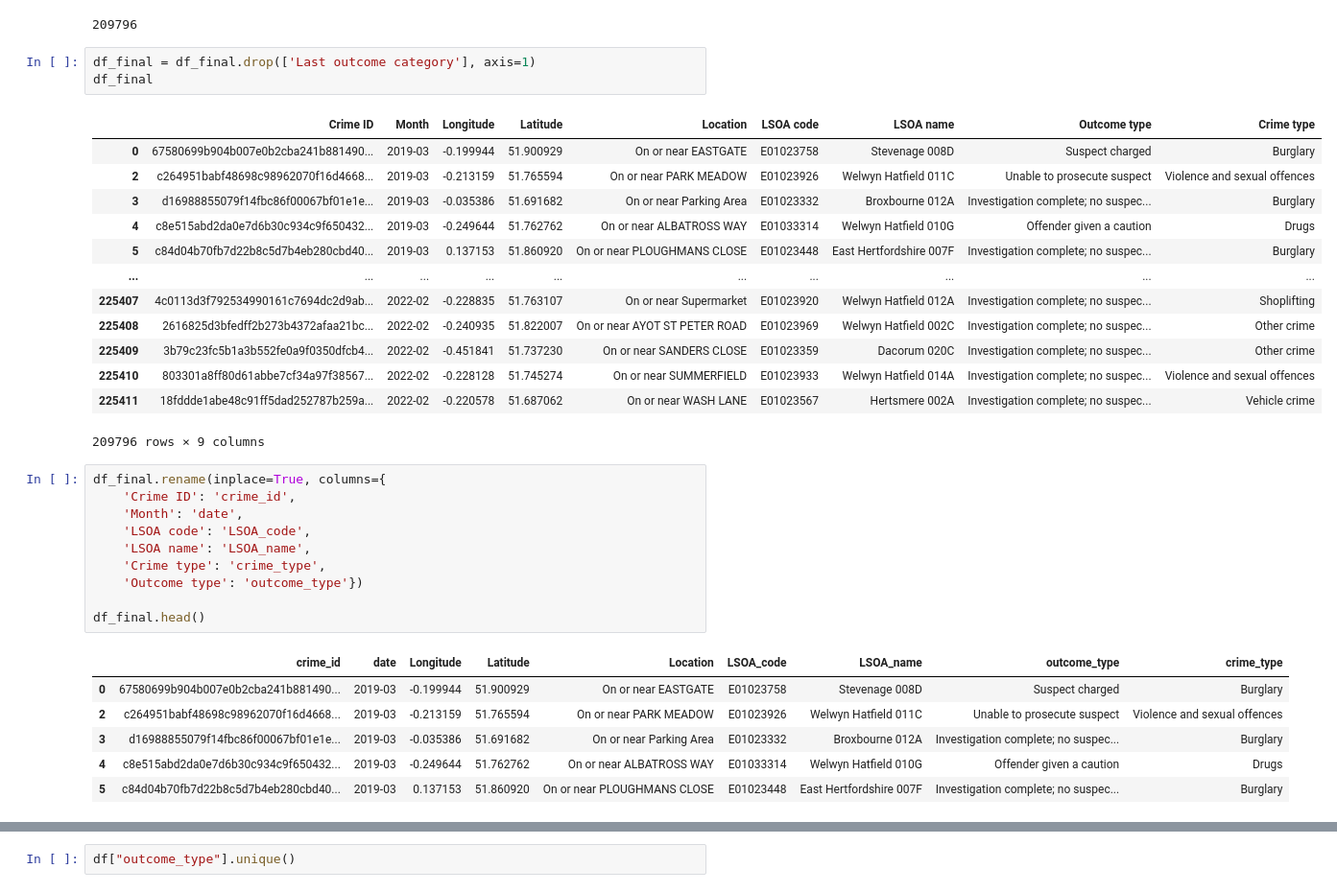
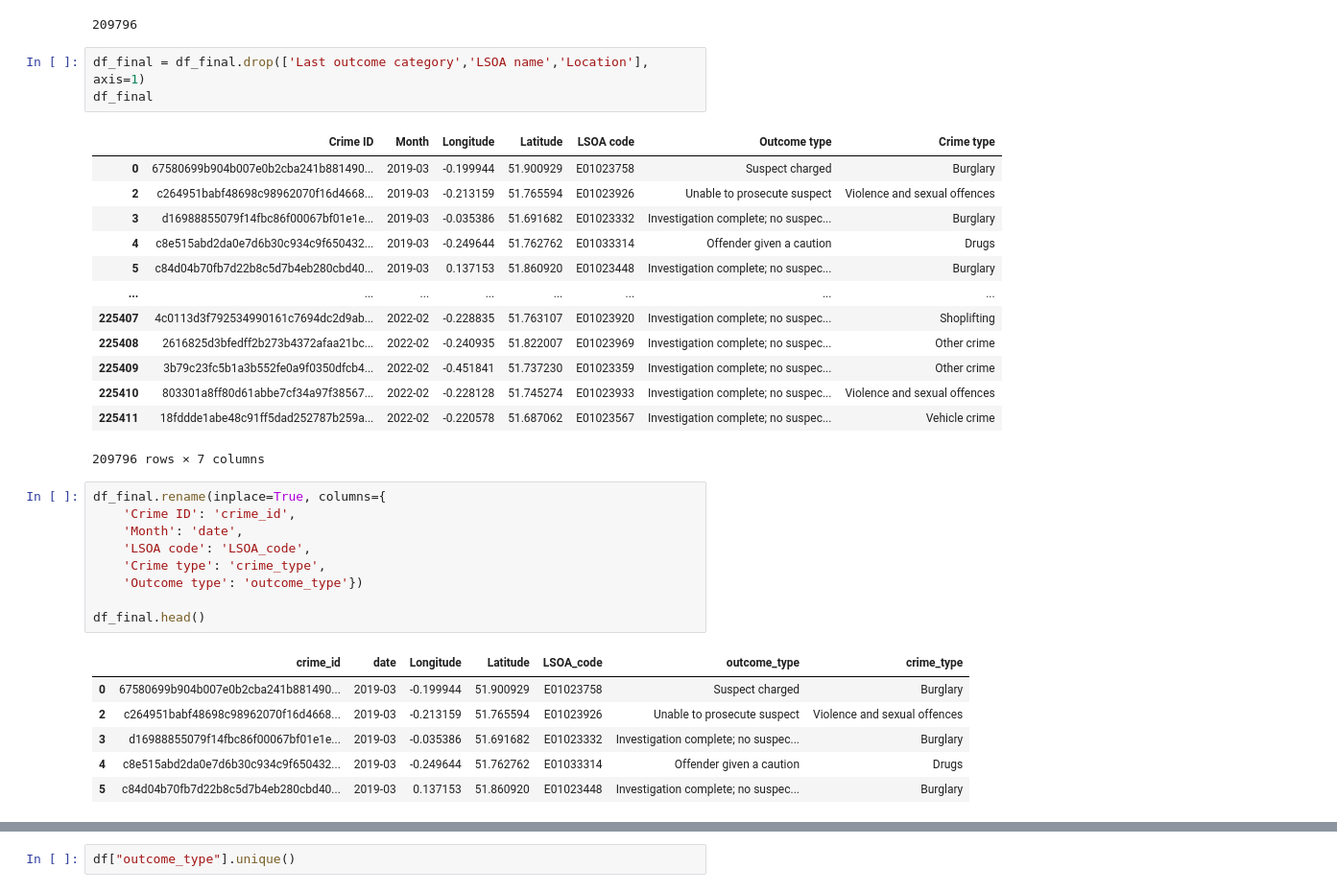
Before and after one commit to saquibmohiuddin/Hertfordshire-Constabulary, a Jupyter notebook: codes/three_years_de-1-hot.ipynb, the cells around one changed output, grey strips where cells are left out. Shown at 96% size. Saved outputs shown, nothing was run; the diff lists cells and outputs as text.

```diff
--- a/codes/three_years_de-1-hot.ipynb
+++ b/codes/three_years_de-1-hot.ipynb
@@ -148,39 +148,38 @@ len(df_final["Crime ID"].unique())
 # %% [output]
 209796
 # %%
-df_final = df_final.drop(['Last outcome category'], axis=1)
+df_final = df_final.drop(['Last outcome category','LSOA name','Location'], axis=1)
 df_final
 # %% [output]
-|  | Crime ID | Month | Longitude | Latitude | Location | LSOA code | LSOA name | Outcome type | Crime type |
-| 0 | 67580699b904b007e0b2cba241b881490... | 2019-03 | -0.199944 | 51.900929 | On or near EASTGATE | E01023758 | Stevenage 008D | Suspect charged | Burglary |
-| 2 | c264951babf48698c98962070f16d4668... | 2019-03 | -0.213159 | 51.765594 | On or near PARK MEADOW | E01023926 | Welwyn Hatfield 011C | Unable to prosecute suspect | Violence and sexual offences |
-| 3 | d16988855079f14fbc86f00067bf01e1e... | 2019-03 | -0.035386 | 51.691682 | On or near Parking Area | E01023332 | Broxbourne 012A | Investigation complete; no suspec... | Burglary |
-| 4 | c8e515abd2da0e7d6b30c934c9f650432... | 2019-03 | -0.249644 | 51.762762 | On or near ALBATROSS WAY | E01033314 | Welwyn Hatfield 010G | Offender given a caution | Drugs |
-| 5 | c84d04b70fb7d22b8c5d7b4eb280cbd40... | 2019-03 | 0.137153 | 51.860920 | On or near PLOUGHMANS CLOSE | E01023448 | East Hertfordshire 007F | Investigation complete; no suspec... | Burglary |
-| ... | ... | ... | ... | ... | ... | ... | ... | ... | ... |
-| 225407 | 4c0113d3f792534990161c7694dc2d9ab... | 2022-02 | -0.228835 | 51.763107 | On or near Supermarket | E01023920 | Welwyn Hatfield 012A | Investigation complete; no suspec... | Shoplifting |
-| 225408 | 2616825d3bfedff2b273b4372afaa21bc... | 2022-02 | -0.240935 | 51.822007 | On or near AYOT ST PETER ROAD | E01023969 | Welwyn Hatfield 002C | Investigation complete; no suspec... | Other crime |
-| 225409 | 3b79c23fc5b1a3b552fe0a9f0350dfcb4... | 2022-02 | -0.451841 | 51.737230 | On or near SANDERS CLOSE | E01023359 | Dacorum 020C | Investigation complete; no suspec... | Other crime |
-| 225410 | 803301a8ff80d61abbe7cf34a97f38567... | 2022-02 | -0.228128 | 51.745274 | On or near SUMMERFIELD | E01023933 | Welwyn Hatfield 014A | Investigation complete; no suspec... | Violence and sexual offences |
-| 225411 | 18fddde1abe48c91ff5dad252787b259a... | 2022-02 | -0.220578 | 51.687062 | On or near WASH LANE | E01023567 | Hertsmere 002A | Investigation complete; no suspec... | Vehicle crime |
+|  | Crime ID | Month | Longitude | Latitude | LSOA code | Outcome type | Crime type |
+| 0 | 67580699b904b007e0b2cba241b881490... | 2019-03 | -0.199944 | 51.900929 | E01023758 | Suspect charged | Burglary |
+| 2 | c264951babf48698c98962070f16d4668... | 2019-03 | -0.213159 | 51.765594 | E01023926 | Unable to prosecute suspect | Violence and sexual offences |
+| 3 | d16988855079f14fbc86f00067bf01e1e... | 2019-03 | -0.035386 | 51.691682 | E01023332 | Investigation complete; no suspec... | Burglary |
+| 4 | c8e515abd2da0e7d6b30c934c9f650432... | 2019-03 | -0.249644 | 51.762762 | E01033314 | Offender given a caution | Drugs |
+| 5 | c84d04b70fb7d22b8c5d7b4eb280cbd40... | 2019-03 | 0.137153 | 51.860920 | E01023448 | Investigation complete; no suspec... | Burglary |
+| ... | ... | ... | ... | ... | ... | ... | ... |
+| 225407 | 4c0113d3f792534990161c7694dc2d9ab... | 2022-02 | -0.228835 | 51.763107 | E01023920 | Investigation complete; no suspec... | Shoplifting |
+| 225408 | 2616825d3bfedff2b273b4372afaa21bc... | 2022-02 | -0.240935 | 51.822007 | E01023969 | Investigation complete; no suspec... | Other crime |
+| 225409 | 3b79c23fc5b1a3b552fe0a9f0350dfcb4... | 2022-02 | -0.451841 | 51.737230 | E01023359 | Investigation complete; no suspec... | Other crime |
+| 225410 | 803301a8ff80d61abbe7cf34a97f38567... | 2022-02 | -0.228128 | 51.745274 | E01023933 | Investigation complete; no suspec... | Violence and sexual offences |
+| 225411 | 18fddde1abe48c91ff5dad252787b259a... | 2022-02 | -0.220578 | 51.687062 | E01023567 | Investigation complete; no suspec... | Vehicle crime |
-209796 rows × 9 columns
+209796 rows × 7 columns
 # %%
 df_final.rename(inplace=True, columns={
     'Crime ID': 'crime_id',
     'Month': 'date',
     'LSOA code': 'LSOA_code',
-    'LSOA name': 'LSOA_name',
     'Crime type': 'crime_type',
     'Outcome type': 'outcome_type'})
 
 df_final.head()
 # %% [output]
-|  | crime_id | date | Longitude | Latitude | Location | LSOA_code | LSOA_name | outcome_type | crime_type |
-| 0 | 67580699b904b007e0b2cba241b881490... | 2019-03 | -0.199944 | 51.900929 | On or near EASTGATE | E01023758 | Stevenage 008D | Suspect charged | Burglary |
-| 2 | c264951babf48698c98962070f16d4668... | 2019-03 | -0.213159 | 51.765594 | On or near PARK MEADOW | E01023926 | Welwyn Hatfield 011C | Unable to prosecute suspect | Violence and sexual offences |
-| 3 | d16988855079f14fbc86f00067bf01e1e... | 2019-03 | -0.035386 | 51.691682 | On or near Parking Area | E01023332 | Broxbourne 012A | Investigation complete; no suspec... | Burglary |
-| 4 | c8e515abd2da0e7d6b30c934c9f650432... | 2019-03 | -0.249644 | 51.762762 | On or near ALBATROSS WAY | E01033314 | Welwyn Hatfield 010G | Offender given a caution | Drugs |
-| 5 | c84d04b70fb7d22b8c5d7b4eb280cbd40... | 2019-03 | 0.137153 | 51.860920 | On or near PLOUGHMANS CLOSE | E01023448 | East Hertfordshire 007F | Investigation complete; no suspec... | Burglary |
+|  | crime_id | date | Longitude | Latitude | LSOA_code | outcome_type | crime_type |
+| 0 | 67580699b904b007e0b2cba241b881490... | 2019-03 | -0.199944 | 51.900929 | E01023758 | Suspect charged | Burglary |
+| 2 | c264951babf48698c98962070f16d4668... | 2019-03 | -0.213159 | 51.765594 | E01023926 | Unable to prosecute suspect | Violence and sexual offences |
+| 3 | d16988855079f14fbc86f00067bf01e1e... | 2019-03 | -0.035386 | 51.691682 | E01023332 | Investigation complete; no suspec... | Burglary |
+| 4 | c8e515abd2da0e7d6b30c934c9f650432... | 2019-03 | -0.249644 | 51.762762 | E01033314 | Offender given a caution | Drugs |
+| 5 | c84d04b70fb7d22b8c5d7b4eb280cbd40... | 2019-03 | 0.137153 | 51.860920 | E01023448 | Investigation complete; no suspec... | Burglary |
 # %%
 df_final.info()
 # %% [output]
```
Also changed, not shown: parts of 62 cells of this notebook, 2 other files.
